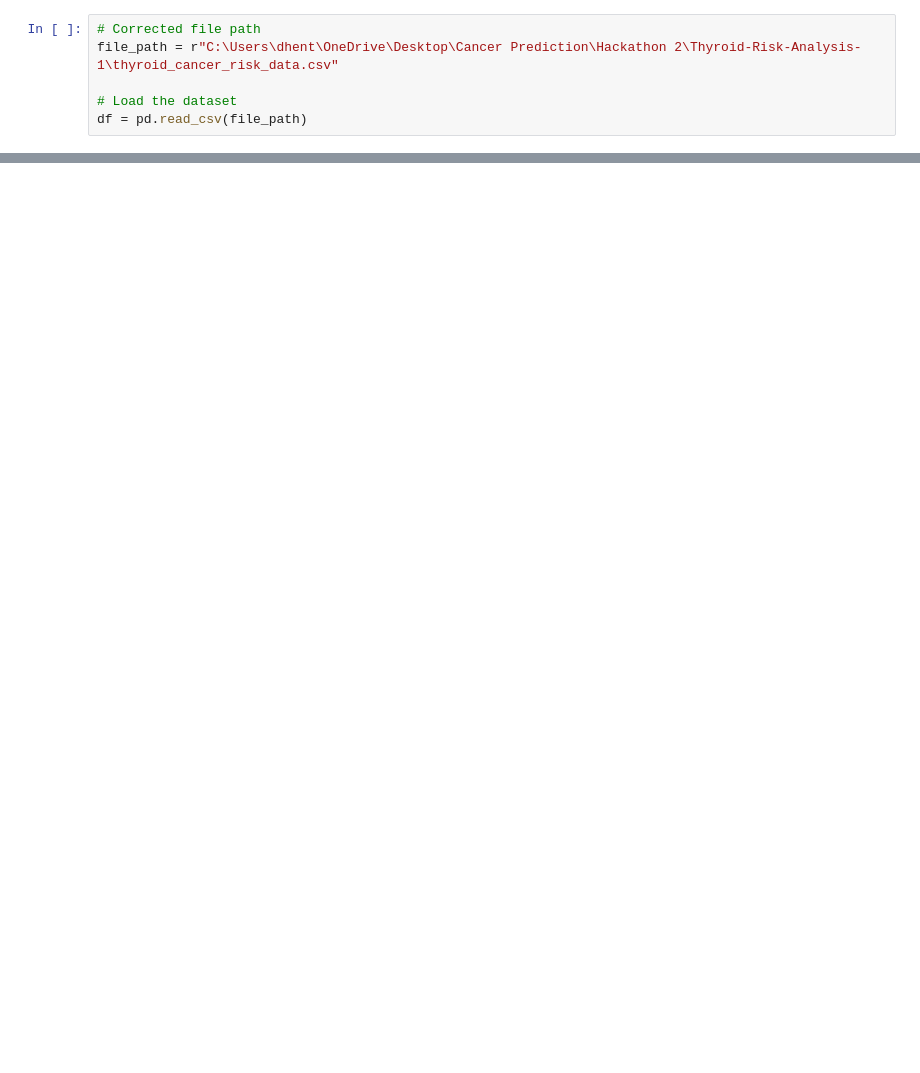
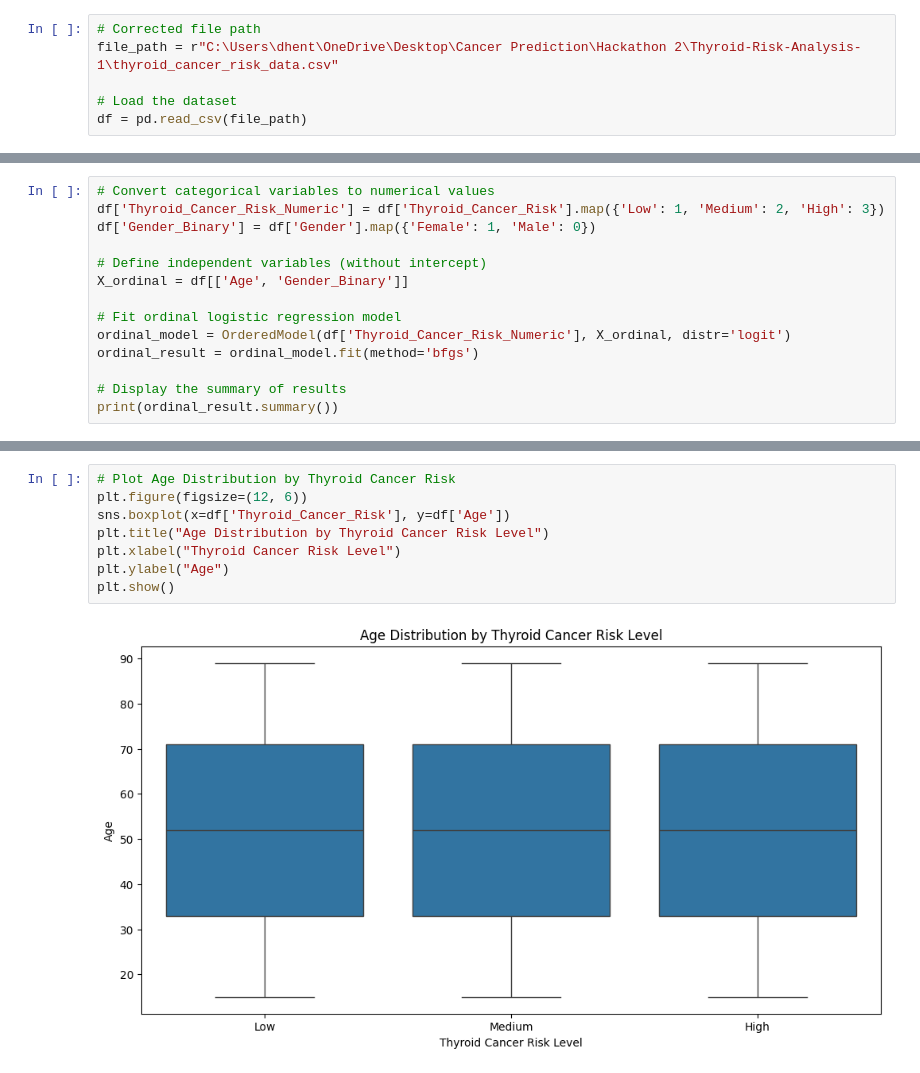
Before and after one commit to kenanwright1988/Thyroid-Risk-Analysis, a Jupyter notebook: analysis.ipynb, the cells around one changed output, grey strips where cells are left out. Cells and saved outputs as stored; diff of their text form; blank space fills up the shorter version.

```diff
--- a/analysis.ipynb
+++ b/analysis.ipynb
@@ -75,0 +201,14 @@ print("\nExploratory Data Analysis (EDA) Completed Successfully.")
+# %%
+# Convert categorical variables to numerical values
+df['Thyroid_Cancer_Risk_Numeric'] = df['Thyroid_Cancer_Risk'].map({'Low': 1, 'Medium': 2, 'High': 3})
+df['Gender_Binary'] = df['Gender'].map({'Female': 1, 'Male': 0})
+
+# Define independent variables (without intercept)
+X_ordinal = df[['Age', 'Gender_Binary']]
+
+# Fit ordinal logistic regression model
+ordinal_model = OrderedModel(df['Thyroid_Cancer_Risk_Numeric'], X_ordinal, distr='logit')
+ordinal_result = ordinal_model.fit(method='bfgs')
+
+# Display the summary of results
+print(ordinal_result.summary())
@@ -75,0 +277,10 @@ print("\nExploratory Data Analysis (EDA) Completed Successfully.")
+# %%
+# Plot Age Distribution by Thyroid Cancer Risk
+plt.figure(figsize=(12, 6))
+sns.boxplot(x=df['Thyroid_Cancer_Risk'], y=df['Age'])
+plt.title("Age Distribution by Thyroid Cancer Risk Level")
+plt.xlabel("Thyroid Cancer Risk Level")
+plt.ylabel("Age")
+plt.show()
+# %% [output]
+[figure, added]
```
Also changed, not shown: parts of 20 cells of this notebook, 2 other files.
